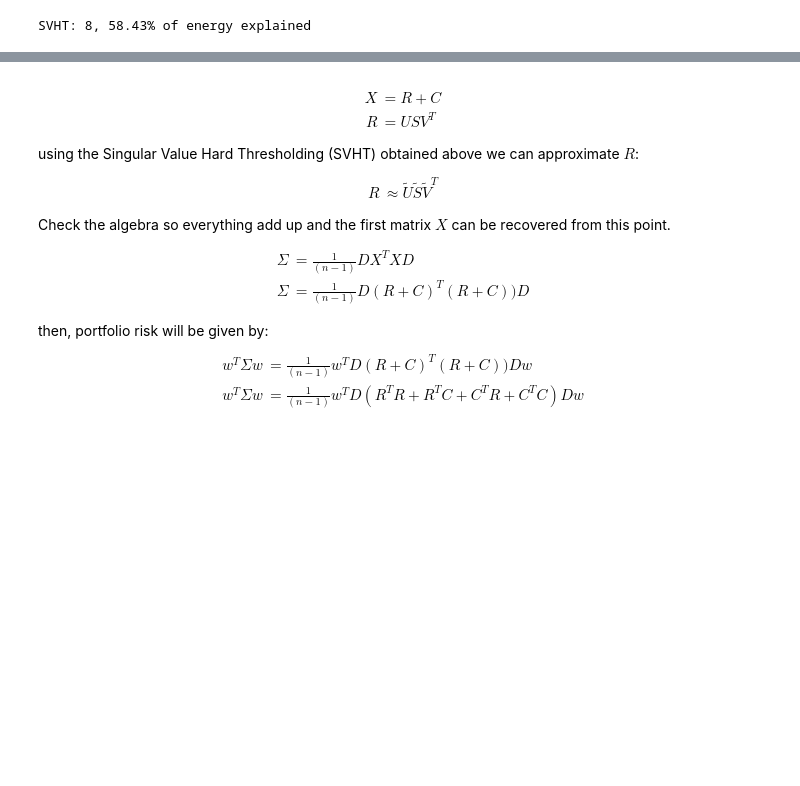
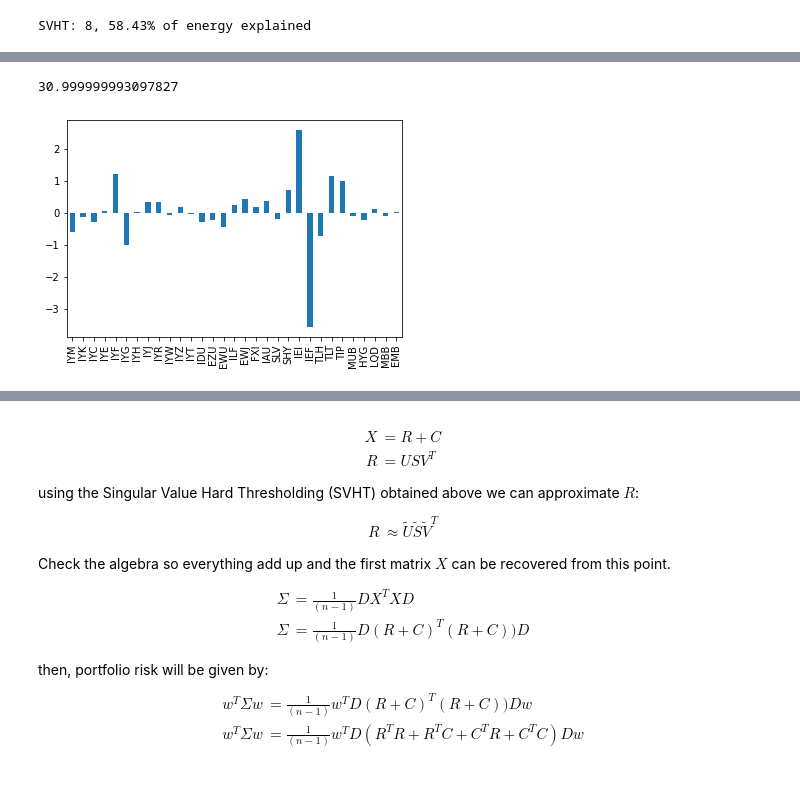
Before and after one commit to fcoibanez/eigenportfolio, a Jupyter notebook: notebooks/spectral_diversification.ipynb, the cells around one changed output, grey strips where cells are left out. Drawn from its saved outputs; the diff is of its cells as text; code cells hidden in the pictures; blank space fills up the shorter version.

```diff
--- a/notebooks/spectral_diversification.ipynb
+++ b/notebooks/spectral_diversification.ipynb
@@ -60,0 +128,26 @@ SVHT: 8, 58.43% of energy explained
+# %%
+# UNCONSTRAINED
+from scipy.optimize import minimize
+
+cons = (
+    {'type': 'ineq', 'fun': lambda x: x},
+    {'type': 'ineq', 'fun': lambda x: np.sum(x) - 1}
+)
+
+opti = minimize(
+    fun=objfunc,
+    x0=np.array([1 / n] * n),
+    args=(S, V, sample.std().values),
+#    constraints=cons,
+    method='SLSQP',
+    tol=1E-12,
+    options={'maxiter': 1E9}
+)
+
+w_star = opti.x
+w_star /= w_star.sum()
+pd.Series(w_star, index=sample.columns).plot.bar()
+print(-opti.fun)
+# %% [output]
+30.999999993097827
+[figure, added]
```
Also changed, not shown: parts of 16 cells of this notebook, 1 other file.
